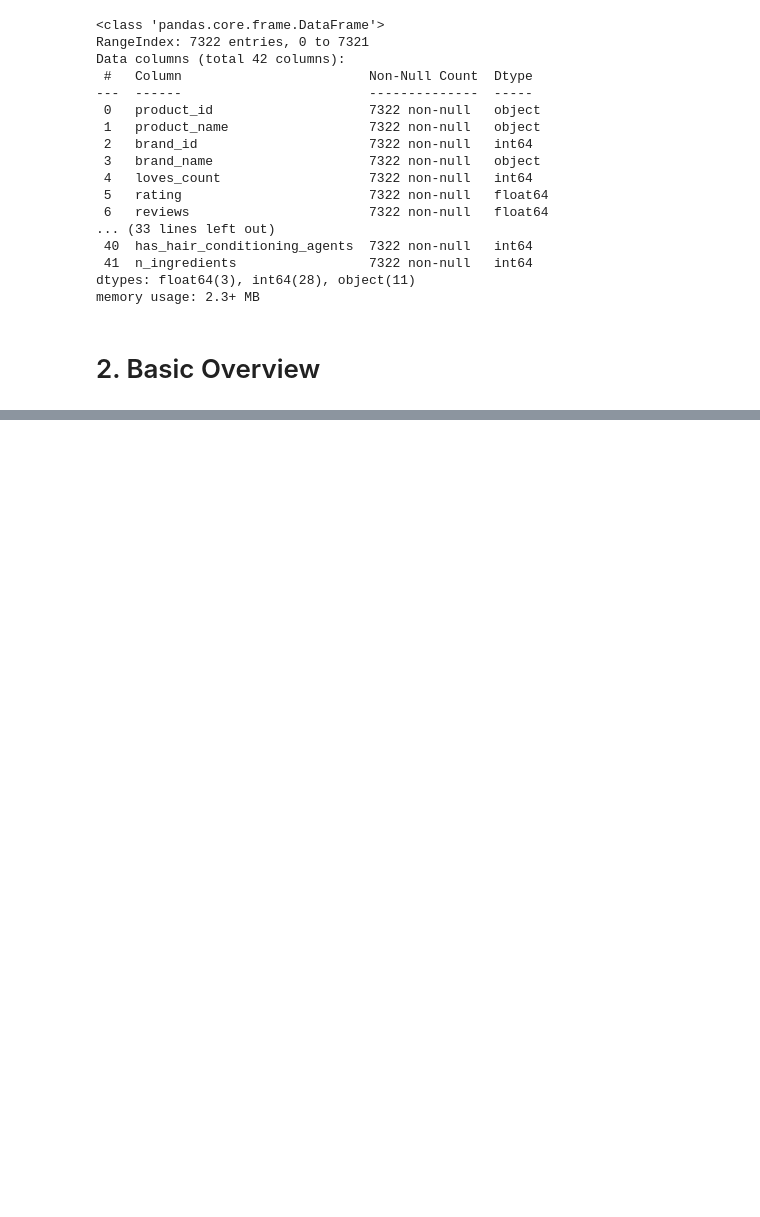
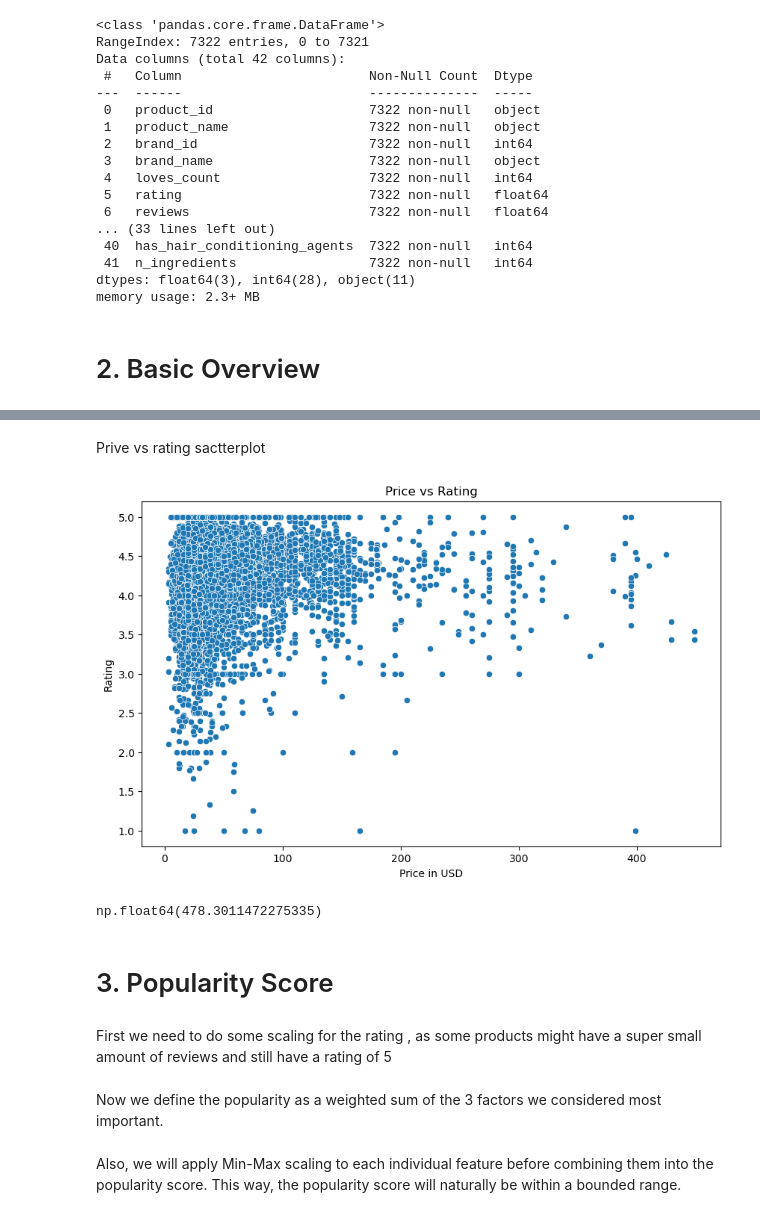
Before and after one commit to juliaaaloopez/visual_analytics_final_project, a Jupyter notebook: EDA.ipynb, the cells around one changed output, grey strips where cells are left out. Cells and saved outputs as stored; diff of their text form; code cells hidden in the pictures; blank space fills up the shorter version.

Commit message:
a bit more EDA/popularity_score definition

```diff
--- a/EDA.ipynb
+++ b/EDA.ipynb
@@ -311,0 +361,19 @@ plt.show()
+# %% [markdown]
+Prive vs rating sactterplot
+# %%
+plt.figure(figsize=(10, 6))
+sns.scatterplot(x='price_usd', y='rating', data=df)
+plt.title('Price vs Rating')
+plt.xlabel('Price in USD')
+plt.ylabel('Rating')
+plt.show()
+# %% [output]
+[figure, added]
+# %%
+df['reviews'].mean()
+# %% [output]
+np.float64(478.3011472275335)
+# %% [markdown]
+# 3. Popularity Score
+# %% [markdown]
+First we need to do some scaling for the rating , as some products might have a super small amount of reviews and still have a rating of 5
@@ -311,0 +382,2 @@ plt.show()
+# %% [markdown]
+Now we define the popularity as a weighted sum of the 3 factors we considered most important.
@@ -311,0 +388,2 @@ plt.show()
+# %% [markdown]
+Also, we will apply Min-Max scaling to each individual feature before combining them into the popularity score. This way, the popularity score will naturally be within a bounded range.
```
Also changed, not shown: parts of 15 cells of this notebook.
